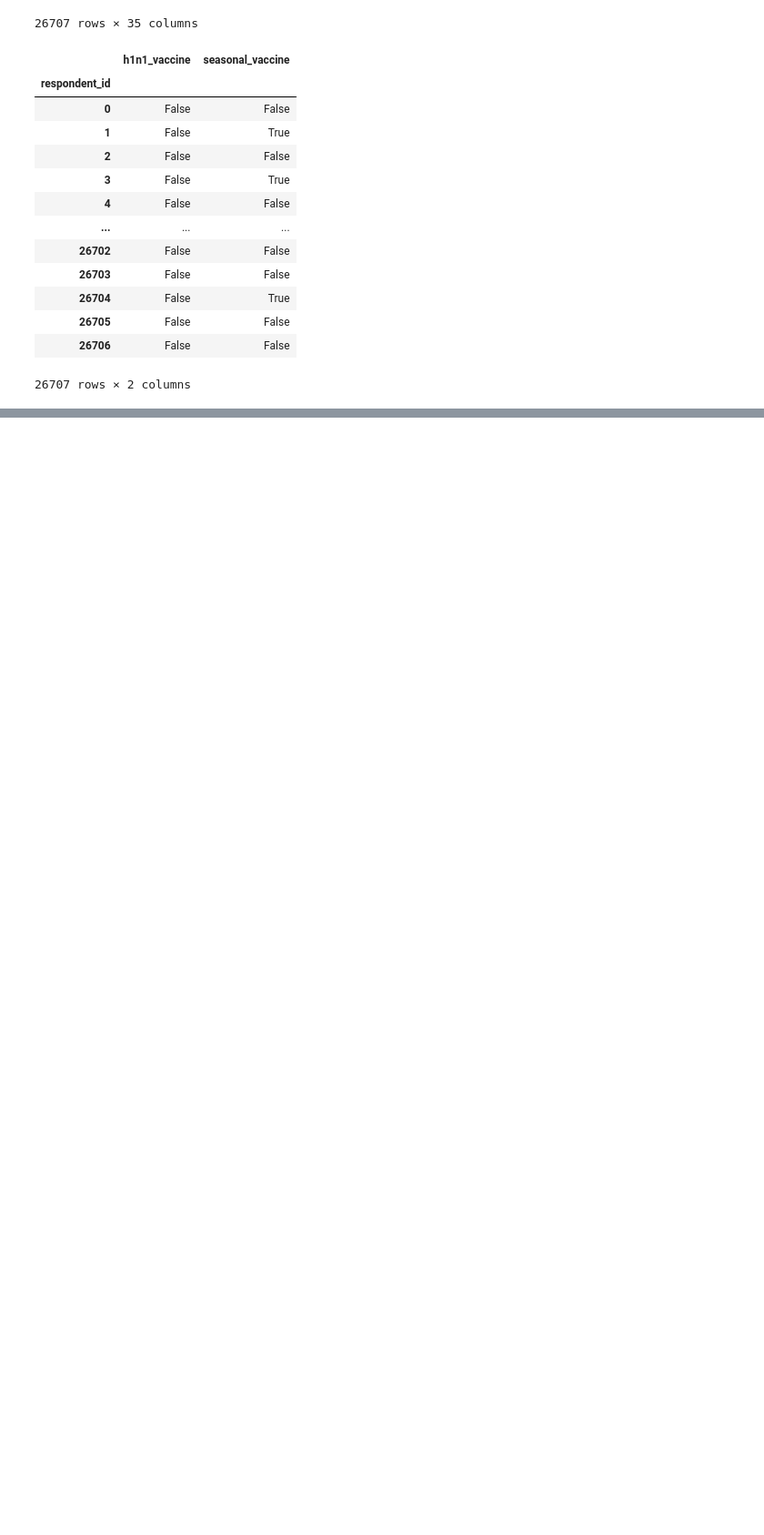
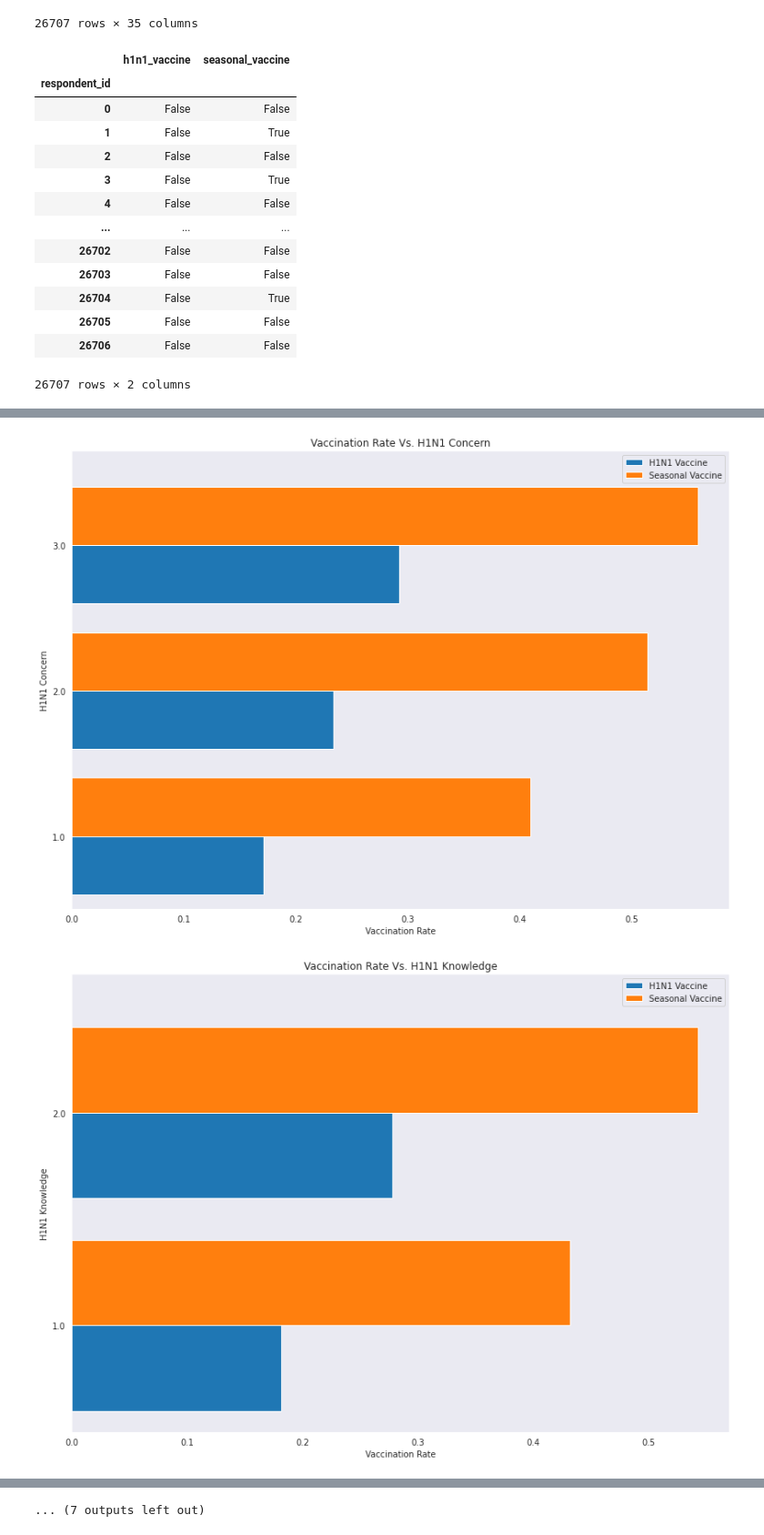
Before and after one commit to mhadjiantonis/FluShotLearning, a Jupyter notebook: FluShot.ipynb, the cells around one changed output, grey strips where cells are left out. Shown: that part at 91% size. Saved outputs shown, nothing was run; the diff lists cells and outputs as text; code cells hidden in the pictures; blank space fills up the shorter version.

Commit message:
feat: Plot vaccination rate vs. each feature

```diff
--- a/FluShot.ipynb
+++ b/FluShot.ipynb
@@ -43,6 +43,7 @@ def get_data(feat_path, label_path=''):
     for col in ordinals:
         if col not in ['age_group', 'education', 'income_poverty']:
             df_X[col] = df_X[col].astype(pd.api.types.CategoricalDtype([1., 2., 3., 4., 5.], ordered=True))
+            df_X[col] = df_X[col].cat.remove_unused_categories()
     for col in nominals:
         df_X[col] = df_X[col].astype('category')
     ret = [df_X]
@@ -266,0 +263,17 @@ Name: child_under_6_months, dtype: int64
+# %%
+for col in X.columns:
+    df = flushot_df[[col, 'h1n1_vaccine', 'seasonal_vaccine']].groupby(col).mean()
+    fig = plt.figure(figsize=(14,10))
+    ax = fig.subplots(1)
+    df['h1n1_vaccine'].plot(kind='barh', ax=ax, position=1, width=0.4, color='tab:blue', label='H1N1 Vaccine')
+    df['seasonal_vaccine'].plot(kind='barh', ax=ax, position=0, width=0.4, color='tab:orange', label='Seasonal Vaccine')
+    ax.set_ylim(-0.5, ax.get_ylim()[-1])
+    col_nice = col.title().replace('_', ' ')
+    ax.set_ylabel(col_nice)
+    ax.set_xlabel('Vaccination Rate')
+    ax.set_title('Vaccination Rate Vs. ' + col_nice)
+    ax.legend()
+    plt.show()
+# %% [output]
+[figure, added]
+[figure, added]
@@ -266,0 +290 @@ Name: child_under_6_months, dtype: int64
+... (7 outputs left out)
```
Also changed, not shown: parts of 15 cells of this notebook.
